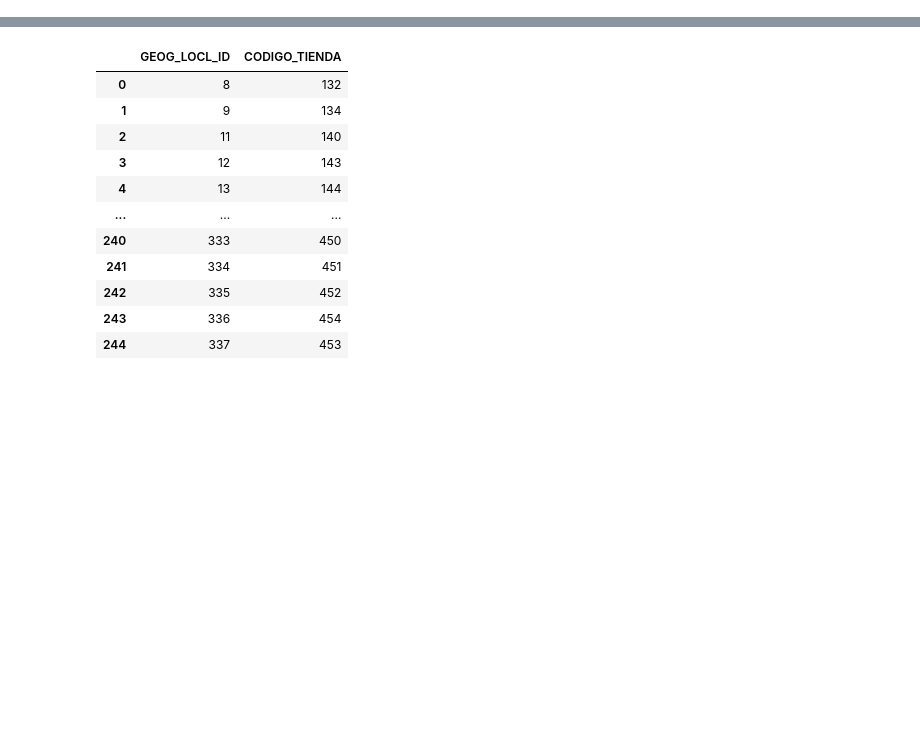
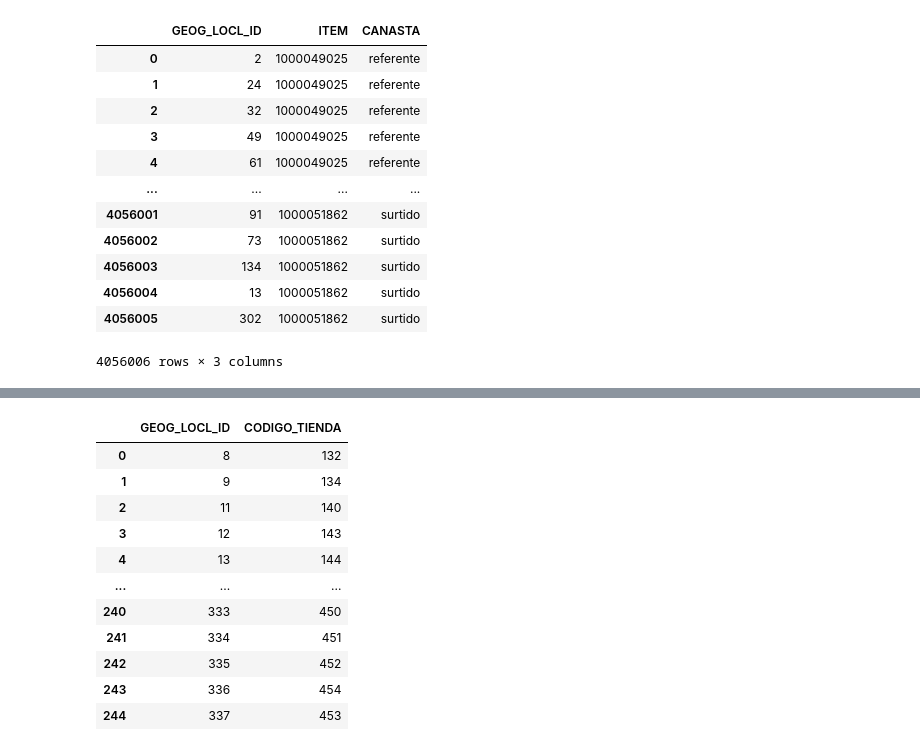
Before and after one commit to TataMarcos/Proyectos_Streamlit, a Jupyter notebook: Pricing/pruebas.ipynb, the cells around one changed output, grey strips where cells are left out. Saved outputs shown, nothing was run; the diff lists cells and outputs as text; code cells hidden in the pictures; blank space fills up the shorter version.

```diff
--- a/Pricing/pruebas.ipynb
+++ b/Pricing/pruebas.ipynb
@@ -5,0 +46,17 @@ from datetime import datetime
+# %%
+can = descargar_segmento(cursor, 'CANASTAS', conds=[""])#.astype('str')
+can
+# %% [output]
+|  | GEOG_LOCL_ID | ITEM | CANASTA |
+| 0 | 2 | 1000049025 | referente |
+| 1 | 24 | 1000049025 | referente |
+| 2 | 32 | 1000049025 | referente |
+| 3 | 49 | 1000049025 | referente |
+| 4 | 61 | 1000049025 | referente |
+| ... | ... | ... | ... |
+| 4056001 | 91 | 1000051862 | surtido |
+| 4056002 | 73 | 1000051862 | surtido |
+| 4056003 | 134 | 1000051862 | surtido |
+| 4056004 | 13 | 1000051862 | surtido |
+| 4056005 | 302 | 1000051862 | surtido |
+4056006 rows × 3 columns
```
Also changed, not shown: parts of 26 cells of this notebook, 9 other files.
